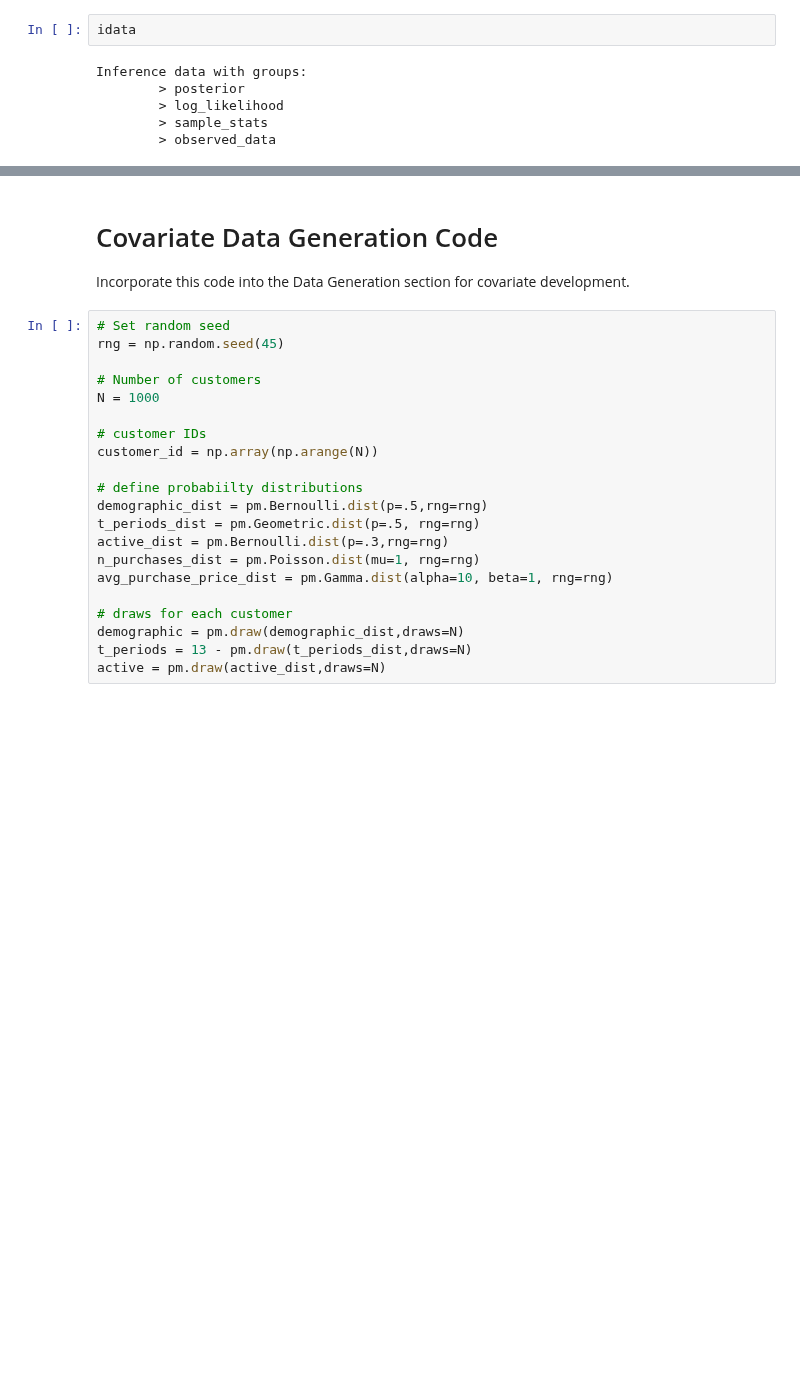
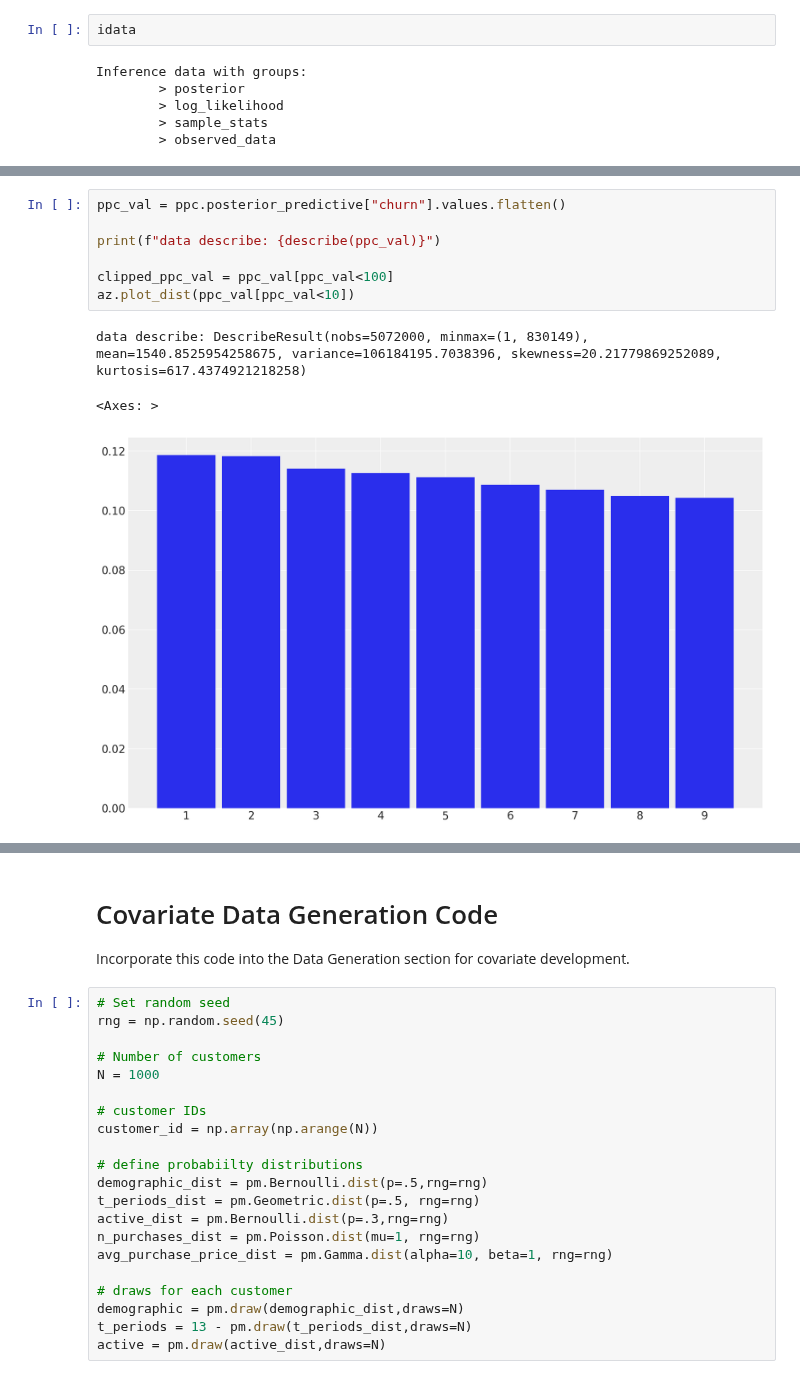
Before and after one commit to ColtAllen/pymc-marketing, a Jupyter notebook: docs/source/notebooks/clv/dev/subscription_covariates.ipynb, the cells around one changed output, grey strips where cells are left out. Saved outputs shown, nothing was run; the diff lists cells and outputs as text; blank space fills up the shorter version.

```diff
--- a/docs/source/notebooks/clv/dev/subscription_covariates.ipynb
+++ b/docs/source/notebooks/clv/dev/subscription_covariates.ipynb
@@ -302,0 +278,11 @@ Inputs types: [RandomGeneratorType, TensorType(int64, shape=(1,)), TensorType(fl
+# %%
+ppc_val = ppc.posterior_predictive["churn"].values.flatten()
+
+print(f"data describe: {describe(ppc_val)}")
+
+clipped_ppc_val = ppc_val[ppc_val<100]
+az.plot_dist(ppc_val[ppc_val<10])
+# %% [output]
+data describe: DescribeResult(nobs=5072000, minmax=(1, 830149), mean=1540.8525954258675, variance=106184195.7038396, skewness=20.21779869252089, kurtosis=617.4374921218258)
+<Axes: >
+[figure, added]
```
Also changed, not shown: parts of 10 cells of this notebook, 1 other file.
